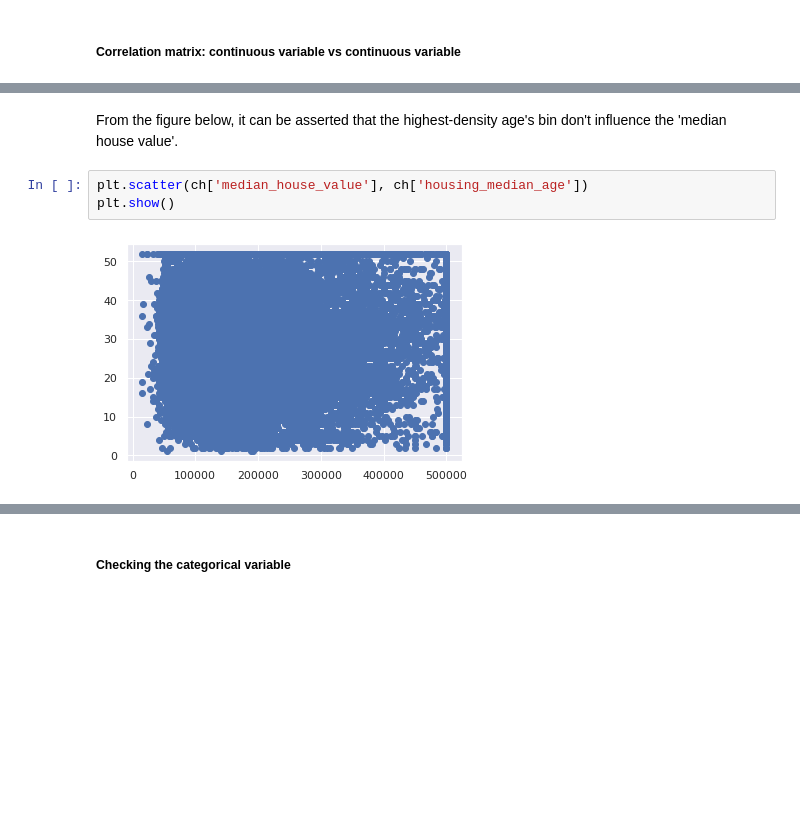
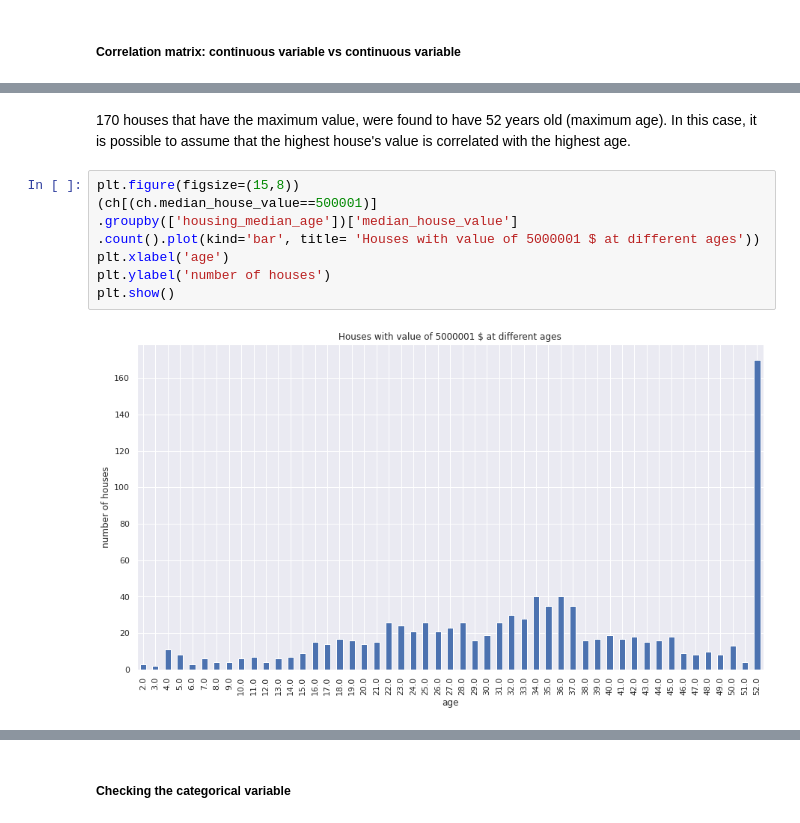
Before and after one commit to LorenzoBussotti/California_house_median_value_prediction, a Jupyter notebook: Californian_house_value.ipynb, the cells around one changed output, grey strips where cells are left out. Cells and saved outputs as stored; diff of their text form; blank space fills up the shorter version.

```diff
--- a/Californian_house_value.ipynb
+++ b/Californian_house_value.ipynb
@@ -165,7 +168,12 @@ plt.show()
-# %% [markdown]
-From the figure below, it can be asserted that the highest-density age's bin don't influence the 'median house value'.
-# %%
-plt.scatter(ch['median_house_value'], ch['housing_median_age'])
-plt.show()
-# %% [output]
-[figure, removed]
+# %% [markdown]
+170 houses that have the maximum value, were found to have 52 years old (maximum age). In this case, it is possible to assume that the highest house's value is correlated with the highest age.
+# %%
+plt.figure(figsize=(15,8))
+(ch[(ch.median_house_value==500001)]
+.groupby(['housing_median_age'])['median_house_value']
+.count().plot(kind='bar', title= 'Houses with value of 5000001 $ at different ages'))
+plt.xlabel('age')
+plt.ylabel('number of houses')
+plt.show()
+# %% [output]
+[figure, added]
```
Also changed, not shown: parts of 22 cells of this notebook.
